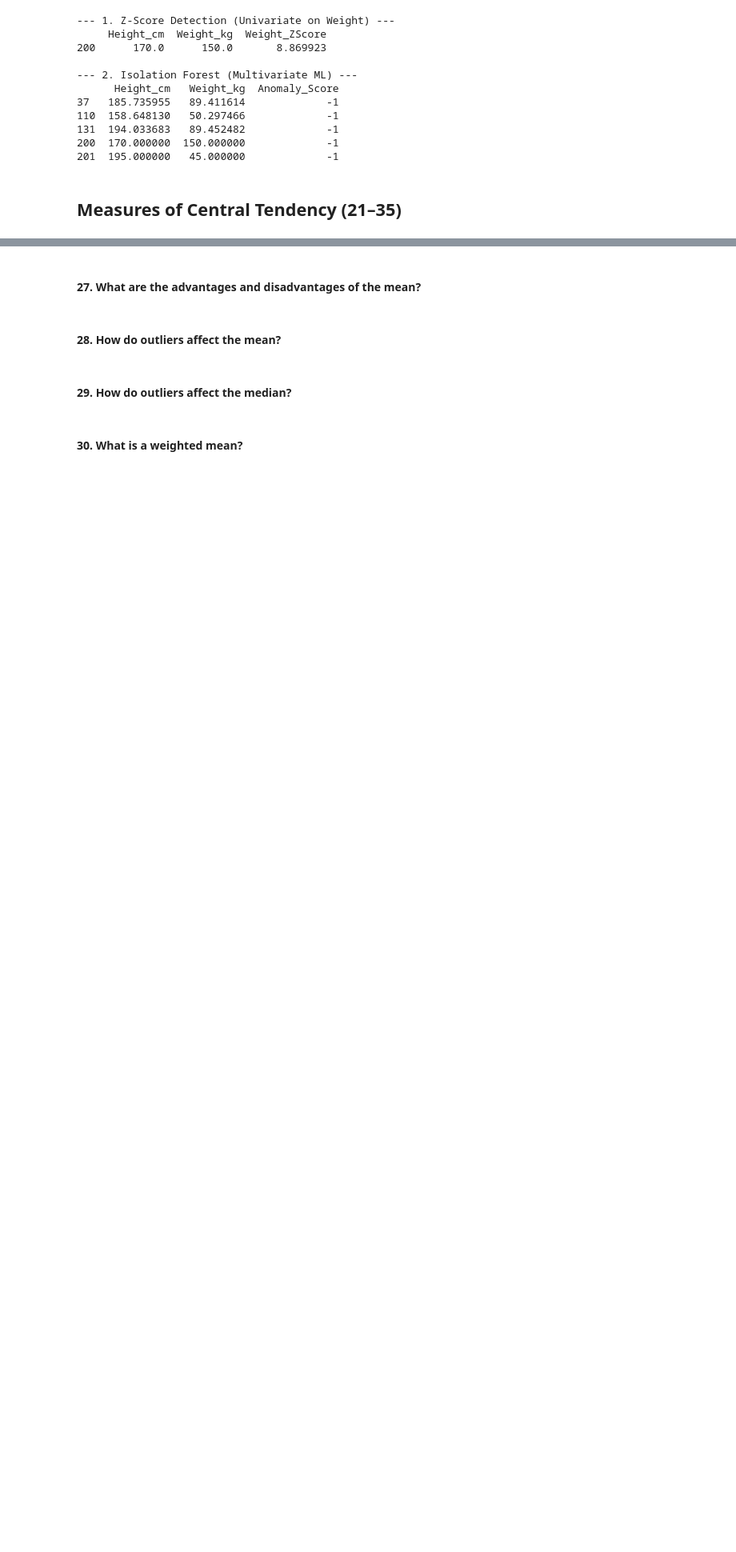
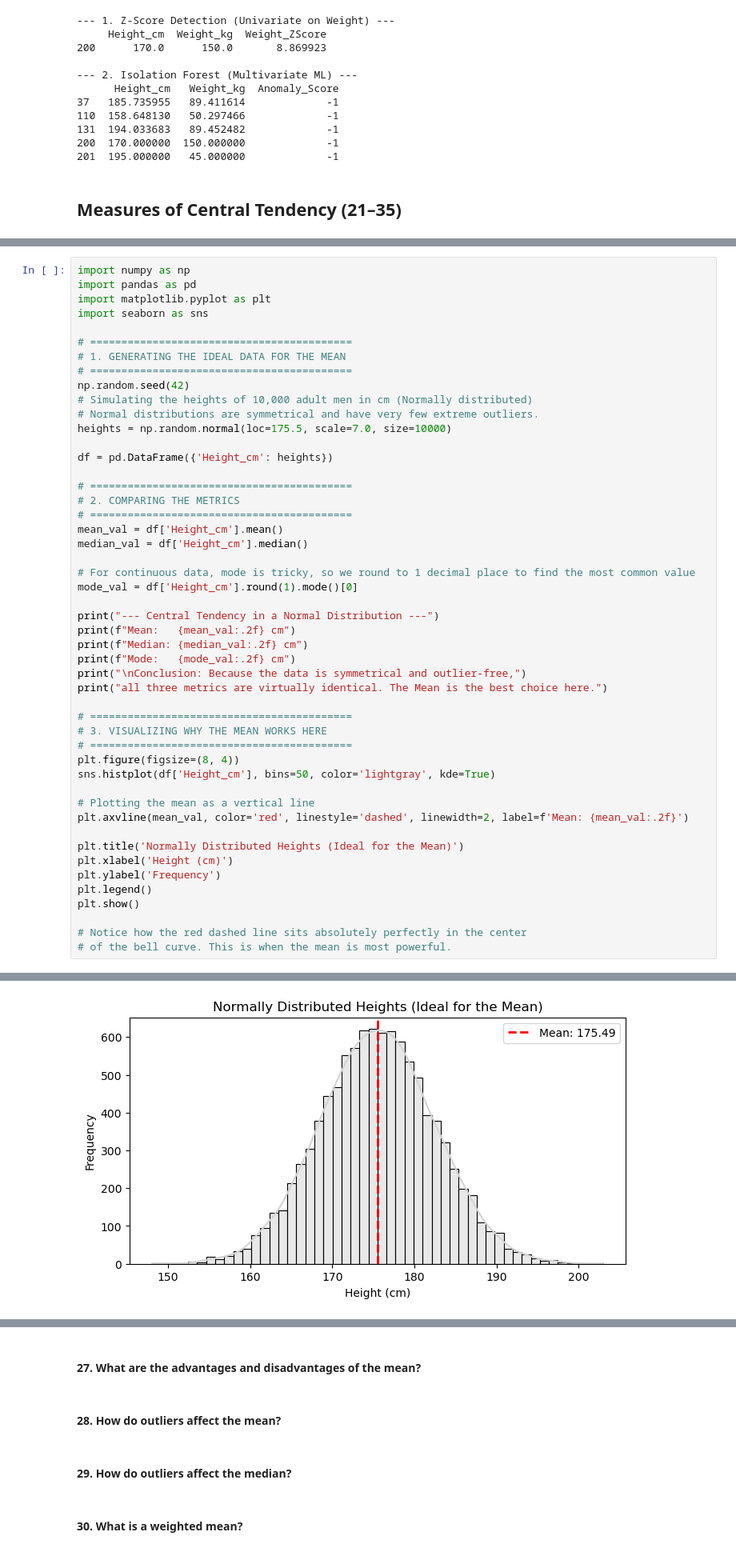
Before and after one commit to Sourish168/Interview_Preparation, a Jupyter notebook: Statistics_and_Probability/Statistics.ipynb, the cells around one changed output, grey strips where cells are left out. Shown at 80% size. Drawn from its saved outputs; the diff is of its cells as text; blank space fills up the shorter version.

```diff
--- a/Statistics_and_Probability/Statistics.ipynb
+++ b/Statistics_and_Probability/Statistics.ipynb
@@ -1489,0 +1708,50 @@ print(ml_outliers[['Height_cm', 'Weight_kg', 'Anomaly_Score']])
+# %%
+import numpy as np
+import pandas as pd
+import matplotlib.pyplot as plt
+import seaborn as sns
+
+# ==========================================
+# 1. GENERATING THE IDEAL DATA FOR THE MEAN
+# ==========================================
+np.random.seed(42)
+# Simulating the heights of 10,000 adult men in cm (Normally distributed)
+# Normal distributions are symmetrical and have very few extreme outliers.
+heights = np.random.normal(loc=175.5, scale=7.0, size=10000)
+
+df = pd.DataFrame({'Height_cm': heights})
+
+# ==========================================
+# 2. COMPARING THE METRICS
+# ==========================================
+mean_val = df['Height_cm'].mean()
+median_val = df['Height_cm'].median()
+
+# For continuous data, mode is tricky, so we round to 1 decimal place to find the most common value
+mode_val = df['Height_cm'].round(1).mode()[0]
+
+print("--- Central Tendency in a Normal Distribution ---")
+print(f"Mean:   {mean_val:.2f} cm")
+print(f"Median: {median_val:.2f} cm")
+print(f"Mode:   {mode_val:.2f} cm")
+print("\nConclusion: Because the data is symmetrical and outlier-free,")
+print("all three metrics are virtually identical. The Mean is the best choice here.")
+
+# ==========================================
+# 3. VISUALIZING WHY THE MEAN WORKS HERE
+# ==========================================
+plt.figure(figsize=(8, 4))
+sns.histplot(df['Height_cm'], bins=50, color='lightgray', kde=True)
+
+# Plotting the mean as a vertical line
+plt.axvline(mean_val, color='red', linestyle='dashed', linewidth=2, label=f'Mean: {mean_val:.2f}')
+
+plt.title('Normally Distributed Heights (Ideal for the Mean)')
+plt.xlabel('Height (cm)')
+plt.ylabel('Frequency')
+plt.legend()
+plt.show()
+
+# Notice how the red dashed line sits absolutely perfectly in the center
+# of the bell curve. This is when the mean is most powerful.
+# %% [output]
@@ -1489,0 +1765 @@ print(ml_outliers[['Height_cm', 'Weight_kg', 'Anomaly_Score']])
+[figure, added]
```
Also changed, not shown: parts of 18 cells of this notebook.
